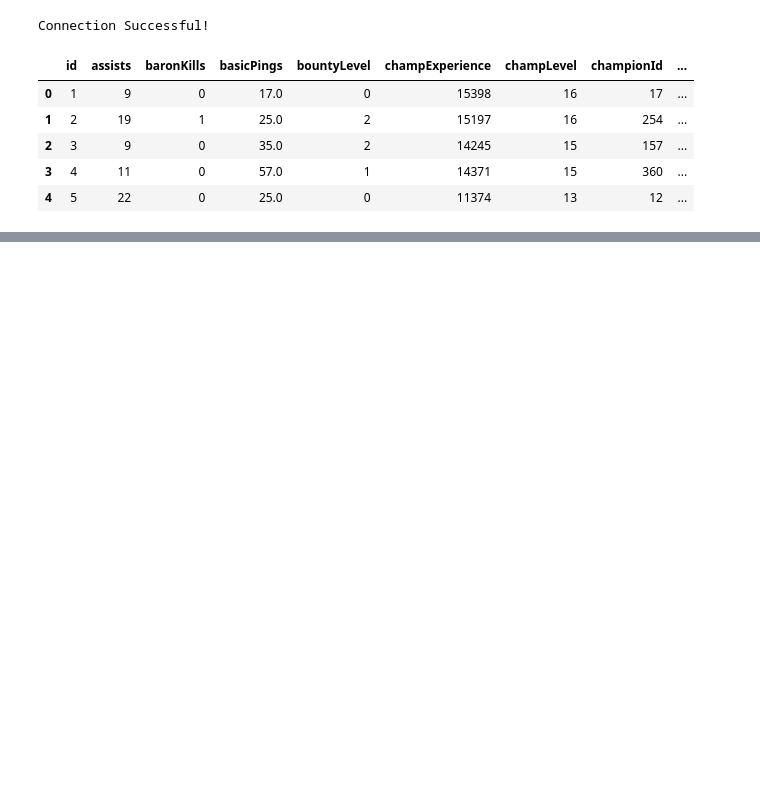
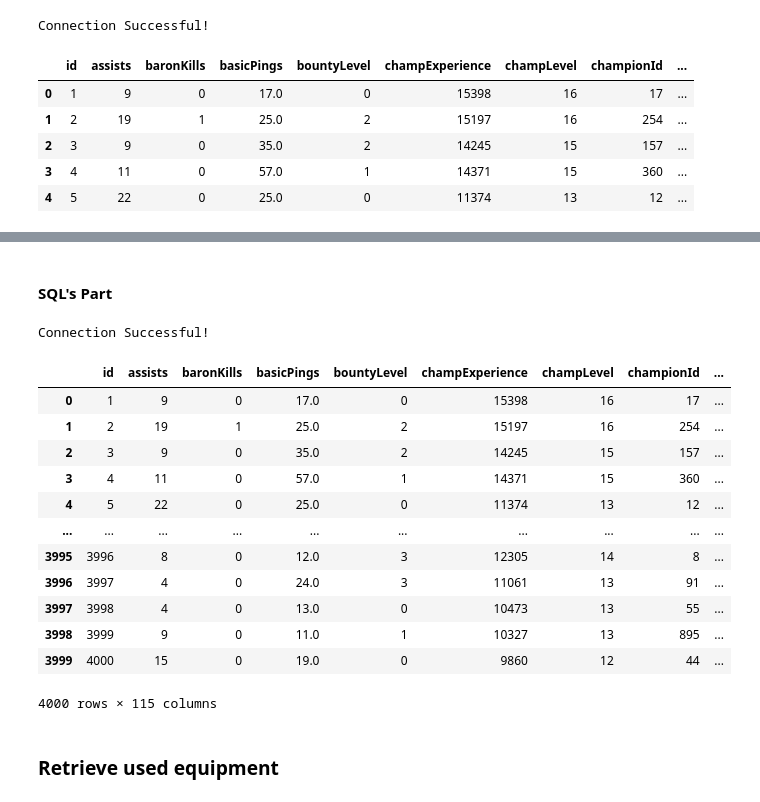
Before and after one commit to jnamor/lol_stats, a Jupyter notebook: notebook/Exploration de la donnée.ipynb, the cells around one changed output, grey strips where cells are left out. Saved outputs shown, nothing was run; the diff lists cells and outputs as text; code cells hidden in the pictures; blank space fills up the shorter version.

```diff
--- a/notebook/Exploration de la donnée.ipynb
+++ b/notebook/Exploration de la donnée.ipynb
@@ -62,0 +117,23 @@ dfParticipants[dfParticipants['championName'] == "Yone"][analyzeList]
+# %% [markdown]
+#### SQL's Part
+# %%
+query_table("""
+SELECT * FROM participants
+""")
+# %% [output]
+Connection Successful!
+|  | id | assists | baronKills | basicPings | bountyLevel | champExperience | champLevel | championId | ... |
+| 0 | 1 | 9 | 0 | 17.0 | 0 | 15398 | 16 | 17 | ... |
+| 1 | 2 | 19 | 1 | 25.0 | 2 | 15197 | 16 | 254 | ... |
+| 2 | 3 | 9 | 0 | 35.0 | 2 | 14245 | 15 | 157 | ... |
+| 3 | 4 | 11 | 0 | 57.0 | 1 | 14371 | 15 | 360 | ... |
+| 4 | 5 | 22 | 0 | 25.0 | 0 | 11374 | 13 | 12 | ... |
+| ... | ... | ... | ... | ... | ... | ... | ... | ... | ... |
+| 3995 | 3996 | 8 | 0 | 12.0 | 3 | 12305 | 14 | 8 | ... |
+| 3996 | 3997 | 4 | 0 | 24.0 | 3 | 11061 | 13 | 91 | ... |
+| 3997 | 3998 | 4 | 0 | 13.0 | 0 | 10473 | 13 | 55 | ... |
+| 3998 | 3999 | 9 | 0 | 11.0 | 1 | 10327 | 13 | 895 | ... |
+| 3999 | 4000 | 15 | 0 | 19.0 | 0 | 9860 | 12 | 44 | ... |
+4000 rows × 115 columns
+# %% [markdown]
+### Retrieve used equipment
```
Also changed, not shown: parts of 32 cells of this notebook.
